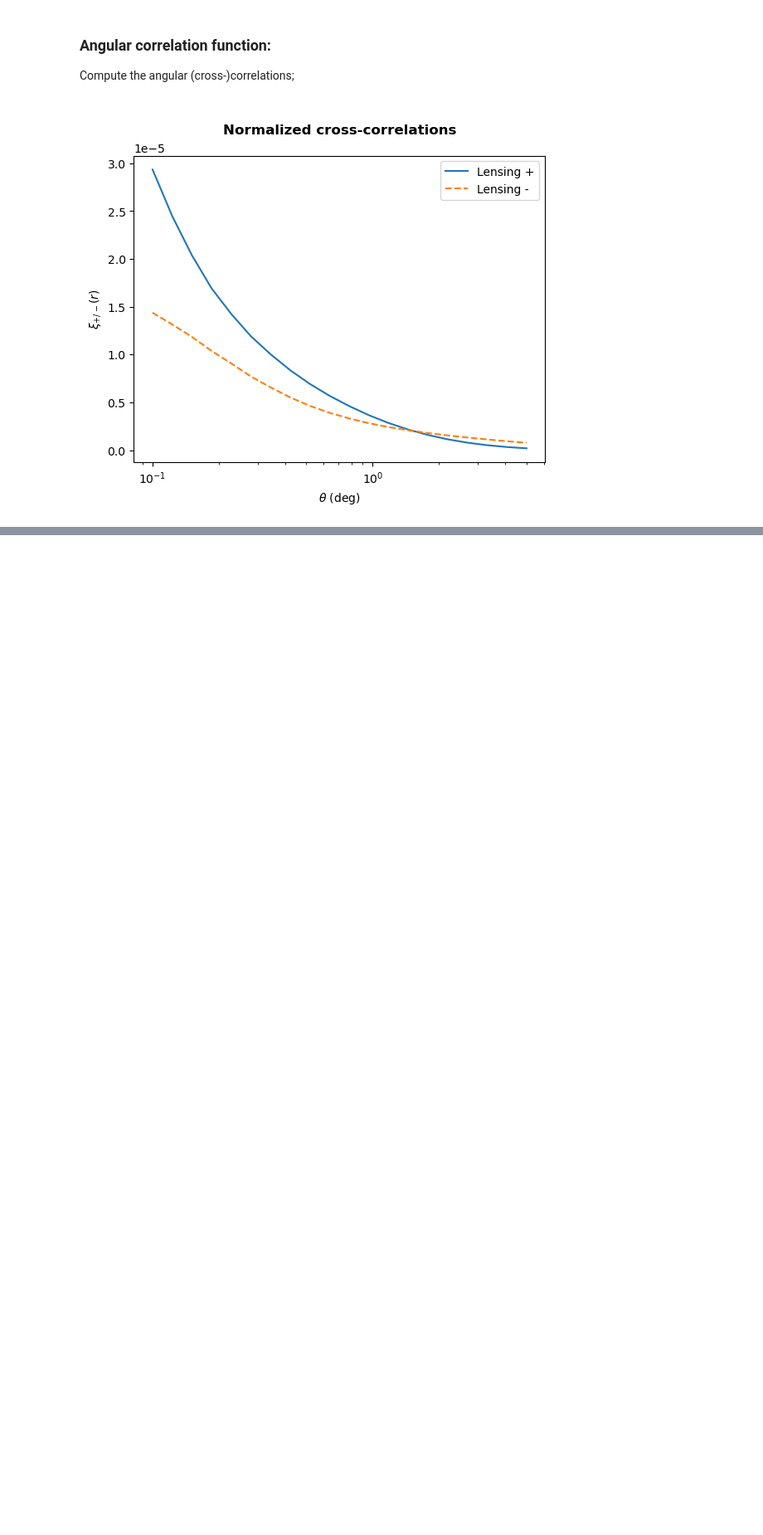
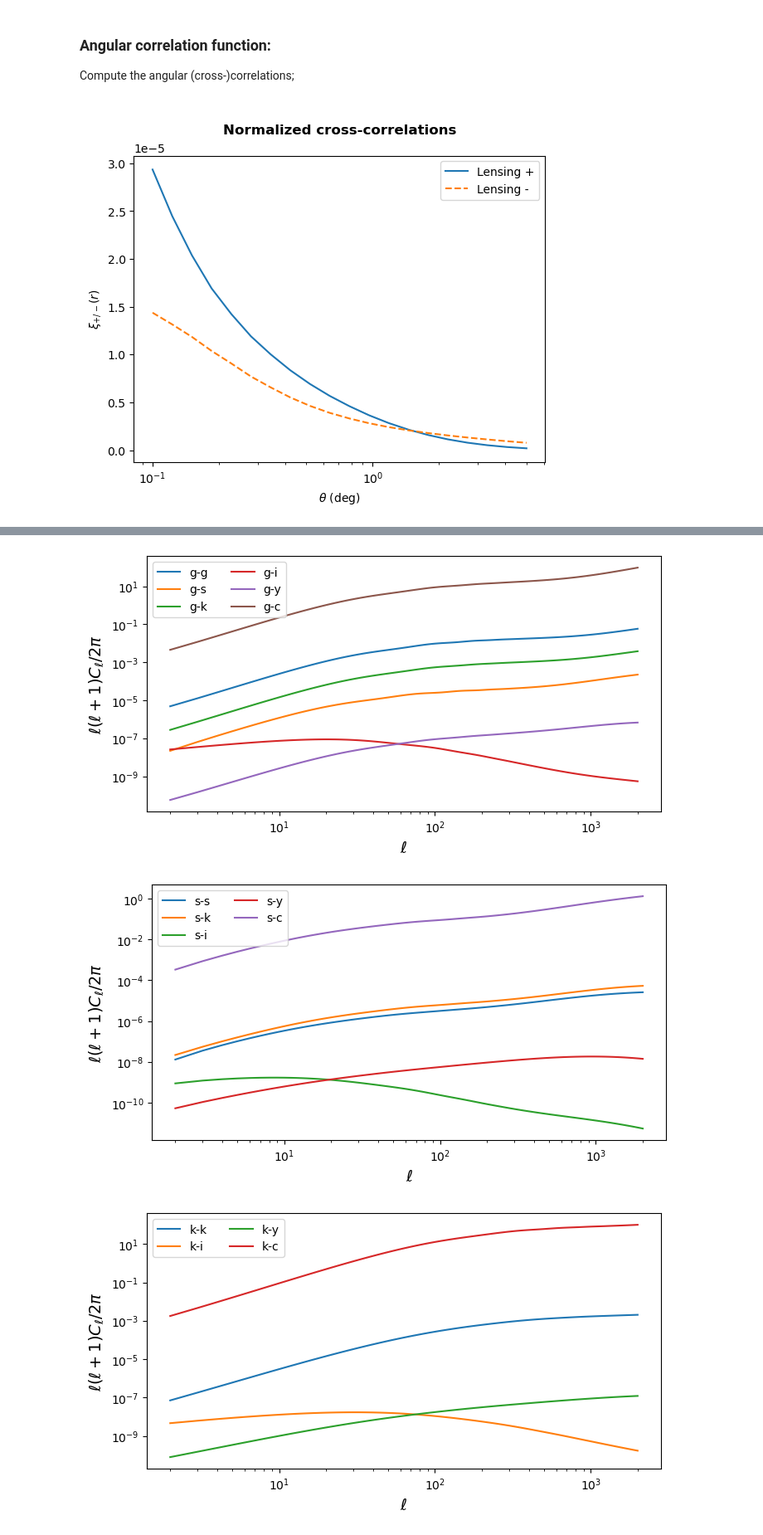
Before and after one commit to XanderHenrik/Masters-Project, a Jupyter notebook: notebooks/varying_C_l.ipynb, the cells around one changed output, grey strips where cells are left out. Shown at 83% size. Saved outputs shown, nothing was run; the diff lists cells and outputs as text; code cells hidden in the pictures; blank space fills up the shorter version.

Commit message:
Worked through the CCLX notebooks on the angular power spectra and correlations; also started with the Guerilla notebooks; to be continued

```diff
--- a/notebooks/varying_C_l.ipynb
+++ b/notebooks/varying_C_l.ipynb
@@ -237,0 +273,12 @@ plt.show()
+# %%
+# We define the range of wavenumber k and the scale factor a for which we want to construct the matter power spectrum:
+k = np.log(np.geomspace(1E-4, 100, 256))
+a = 1./(1+np.linspace(0, 6., 40)[::-1])
+
+# We then define the ingredients we need from the halo model:
+m200def = ccl.halos.MassDef200m
+hmf = ccl.halos.MassFuncTinker08(mass_def=m200def)
+hbf = ccl.halos.HaloBiasTinker10(mass_def=m200def)
+conc = ccl.halos.ConcentrationDuffy08(mass_def=m200def)
+
+hmc = ccl.halos.HMCalculator(mass_function=hmf, halo_bias=hbf, mass_def=m200def)
@@ -237,0 +308,30 @@ plt.show()
+# %%
+# Now we can construct the power spectra, using the halo profiles and their correlators defined above:
+pks = {f'{t1}-{t2}': ccl.halos.halomod_Pk2D(cosmo, hmc,
+                                            profs[t1],
+                                            prof_2pt=profs2pt[f'{t1}-{t2}'],
+                                            prof2=profs[t2],
+                                            a_arr=a,
+                                            lk_arr=k)
+       for t1 in tracer_list for t2 in tracer_list}
+
+# Since we now calculate the angular power spectra, we must define the range of multipole moments we are interested in:
+ells = np.unique(np.geomspace(2, 2000, 128).astype(int)).astype(float)
+
+# Which allows us to find the angular auto and cross-correlations, using the tracers and the matter power spectra:
+c_ells = {f'{t1}-{t2}': ccl.angular_cl(cosmo, tracers[t1], tracers[t2], ells, p_of_k_a=pks[f'{t1}-{t2}'])
+          for t1 in tracer_list for t2 in tracer_list}
+
+# Plotting this:
+for i1, t1 in enumerate(tracer_list):
+    plt.figure(figsize=(8, 4))
+    for t2 in tracer_list[i1:]:
+        plt.plot(ells, ells*(ells+1)*c_ells[f'{t1}-{t2}']/(2*np.pi), label=f'{t1}-{t2}')
+    plt.loglog()
+    plt.legend(ncol=2)
+    plt.xlabel(r'$\ell$', fontsize=14)
+    plt.ylabel(r'$\ell(\ell+1)C_\ell/2\pi$', fontsize=14)
+# %% [output]
+[figure, added]
+[figure, added]
+[figure, added]
```
Also changed, not shown: parts of 7 cells of this notebook, 1 other file.
